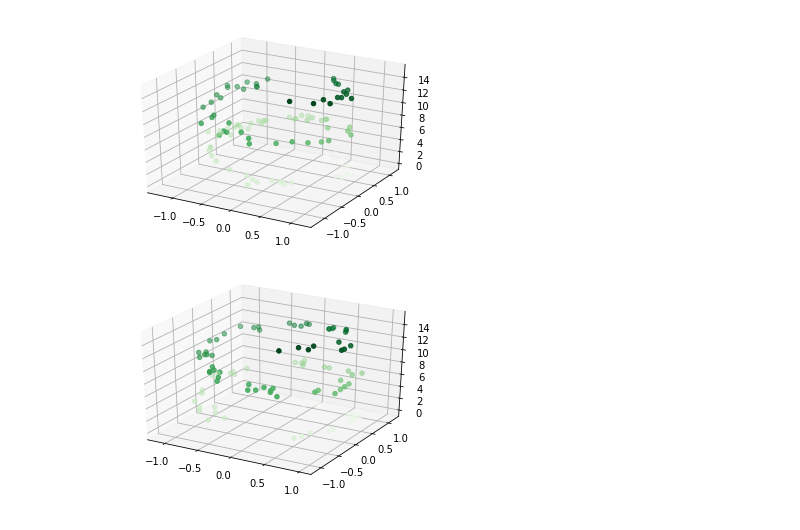
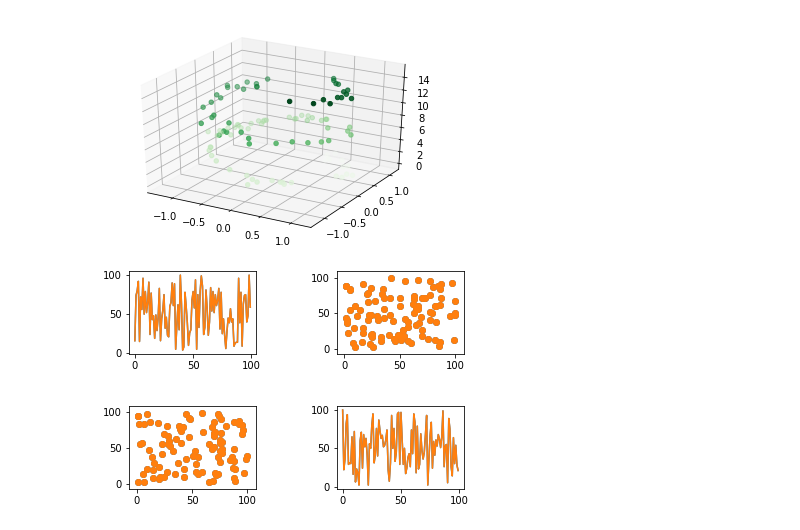
Before and after one commit to jinzengnju/MLinPractice, a Jupyter notebook: FeaturePreprocessing/EDA/pracMatplot.ipynb, the cells around one changed output. Drawn from its saved outputs; the diff is of its cells as text; code cells hidden in the pictures.

```diff
--- a/FeaturePreprocessing/EDA/pracMatplot.ipynb
+++ b/FeaturePreprocessing/EDA/pracMatplot.ipynb
@@ -220,11 +220,53 @@ ydata = np.cos(zdata) + 0.1 * np.random.randn(100)
 ax.scatter3D(xdata, ydata, zdata, c=zdata, cmap='Greens');
 # %% [output]
 [figure]
-# %%
-ax = plt.axes(projection='3d')
-zdata = 15 * np.random.random(100)
-xdata = np.sin(zdata) + 0.1 * np.random.randn(100)
-ydata = np.cos(zdata) + 0.1 * np.random.randn(100)
-ax.scatter3D(xdata, ydata, zdata, c=zdata, cmap='Greens');
-# %% [output]
-[figure, removed]
+# %%
+#如果定义子图
+#方法一：
+# 先是通过plt.figure()创建画布，之后再通过add_subplot()在画布上创建不同的区域
+#其中add_subplot()的参数，类似221就是将画布分为2行2列的也就是2×2的区域，使用第1个区域。
+
+# random_cp = np.random.random_integers(1, 100, (100, 2))
+# random_nums = np.random.random_integers(1, 100, 100)
+# random_cp1 = np.random.random_integers(1, 100, (100, 2))
+# random_nums1 = np.random.random_integers(1, 100, 100)
+#
+# fig1 = plt.figure()
+#
+# ax1 = fig1.add_subplot(221)
+# ax2 = fig1.add_subplot(222)
+#
+# ax3 = fig1.add_subplot(223)
+# ax4 = fig1.add_subplot(224)
+#
+# ax1.plot(range(len(random_nums)), random_nums)
+# ax3.scatter(random_cp[:, 0], random_cp[:, 1])
+# ax4.plot(range(len(random_nums1)), random_nums1)
+# ax2.scatter(random_cp1[:, 0], random_cp1[:, 1])
+#
+# plt.show()
+
+#方法2：使用GridSpec
+#先是通过gridspec.GridSpec()创建区域，参数5，5的意思就是每行五个，每列五个，最后就是一个5×5的画布，相比于add_subplot()，使用网格布局的话可以更加灵活的控制占用多少空间。
+
+gs = plt.GridSpec(5,5)
+fig1 = plt.figure()
+ax1 = fig1.add_subplot(gs[0:2, 0:2])
+ax2 = fig1.add_subplot(gs[3:5, 0:2])
+
+ax3 = fig1.add_subplot(gs[0:2, 3:5])
+ax4 = fig1.add_subplot(gs[3:5, 3:5])
+
+ax1.plot(range(len(random_nums)), random_nums)
+ax3.scatter(random_cp[:, 0], random_cp[:, 1])
+ax4.plot(range(len(random_nums1)), random_nums1)
+ax2.scatter(random_cp1[:, 0], random_cp1[:, 1])
+
+ax1.plot(range(len(random_nums)), random_nums)
+ax3.scatter(random_cp[:, 0], random_cp[:, 1])
+ax4.plot(range(len(random_nums1)), random_nums1)
+ax2.scatter(random_cp1[:, 0], random_cp1[:, 1])
+
+plt.show()
+# %% [output]
+[figure, added]
```
Also changed, not shown: parts of 2 cells of this notebook, 2 other files.
